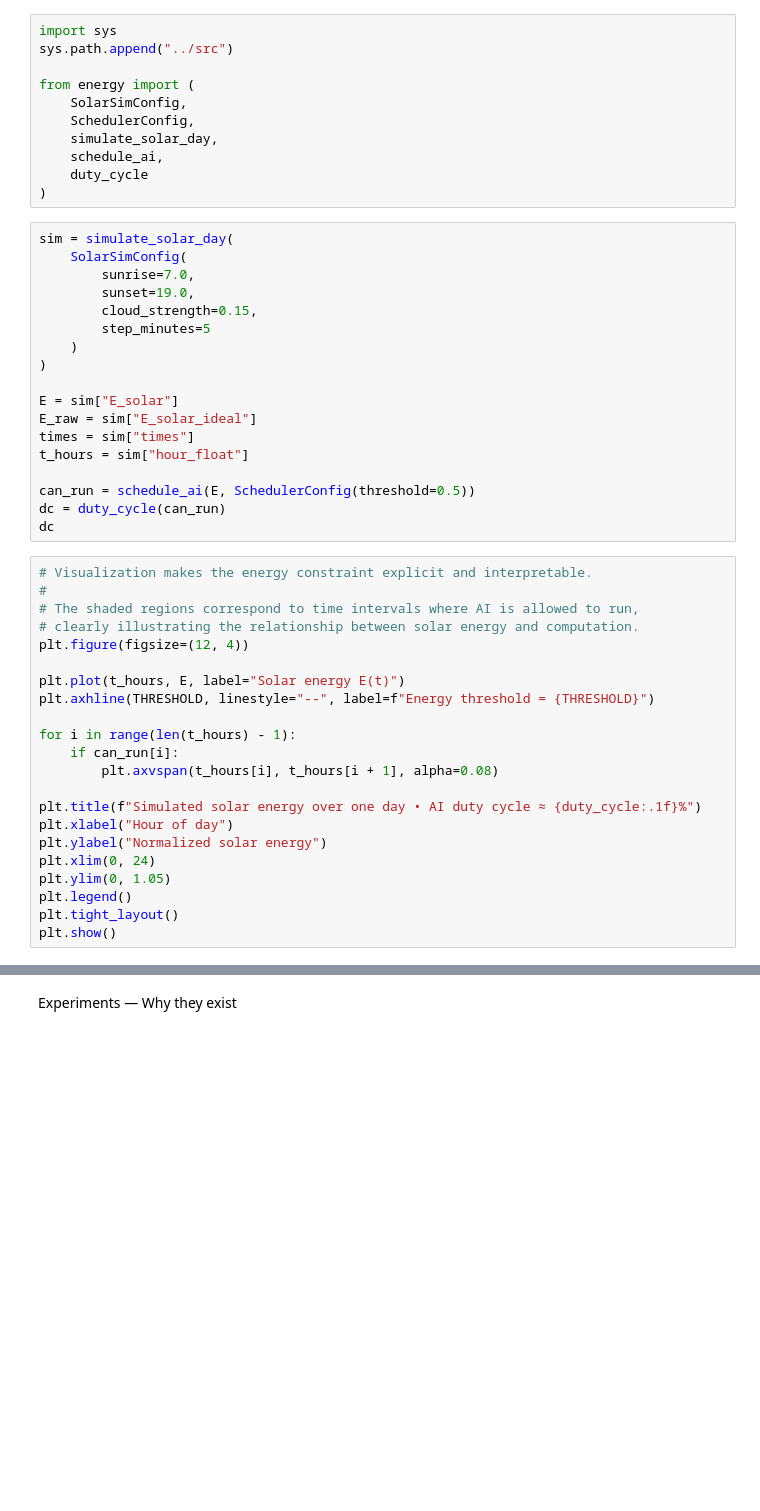
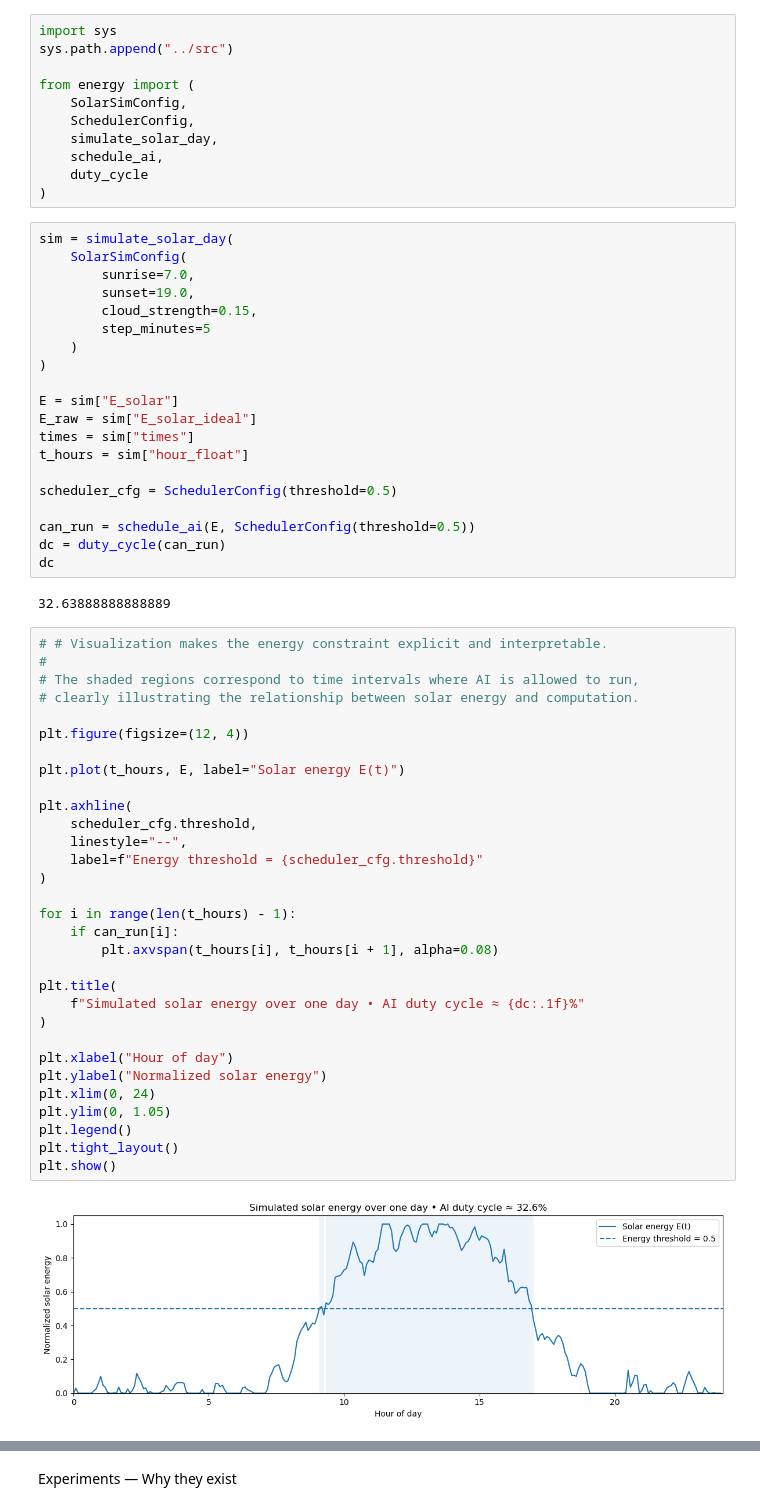
Before and after one commit to CrisMcode111/solar_greenhouse_ai, a Jupyter notebook: notebooks/day01_02_energy_scheduler.ipynb, the cells around one changed output, grey strips where cells are left out. Drawn from its saved outputs; the diff is of its cells as text; blank space fills up the shorter version.

```diff
--- a/notebooks/day01_02_energy_scheduler.ipynb
+++ b/notebooks/day01_02_energy_scheduler.ipynb
@@ -88,31 +55,46 @@ E_raw = sim["E_solar_ideal"]
 times = sim["times"]
 t_hours = sim["hour_float"]
 
+scheduler_cfg = SchedulerConfig(threshold=0.5)
+
 can_run = schedule_ai(E, SchedulerConfig(threshold=0.5))
 dc = duty_cycle(can_run)
 dc
+# %% [output]
+32.63888888888889
 # %%
-# Visualization makes the energy constraint explicit and interpretable.
+# # Visualization makes the energy constraint explicit and interpretable.
 #
 # The shaded regions correspond to time intervals where AI is allowed to run,
 # clearly illustrating the relationship between solar energy and computation.
+
 plt.figure(figsize=(12, 4))
 
 plt.plot(t_hours, E, label="Solar energy E(t)")
-plt.axhline(THRESHOLD, linestyle="--", label=f"Energy threshold = {THRESHOLD}")
+
+plt.axhline(
+    scheduler_cfg.threshold,
+    linestyle="--",
+    label=f"Energy threshold = {scheduler_cfg.threshold}"
+)
 
 for i in range(len(t_hours) - 1):
     if can_run[i]:
         plt.axvspan(t_hours[i], t_hours[i + 1], alpha=0.08)
 
-plt.title(f"Simulated solar energy over one day • AI duty cycle ≈ {duty_cycle:.1f}%")
+plt.title(
+    f"Simulated solar energy over one day • AI duty cycle ≈ {dc:.1f}%"
+)
+
 plt.xlabel("Hour of day")
 plt.ylabel("Normalized solar energy")
 plt.xlim(0, 24)
 plt.ylim(0, 1.05)
 plt.legend()
 plt.tight_layout()
 plt.show()
+# %% [output]
+[figure, added]
 # %%
 # All energy values and AI activation decisions are logged to a CSV file.
 #
```
Also changed, not shown: parts of 4 cells of this notebook.
